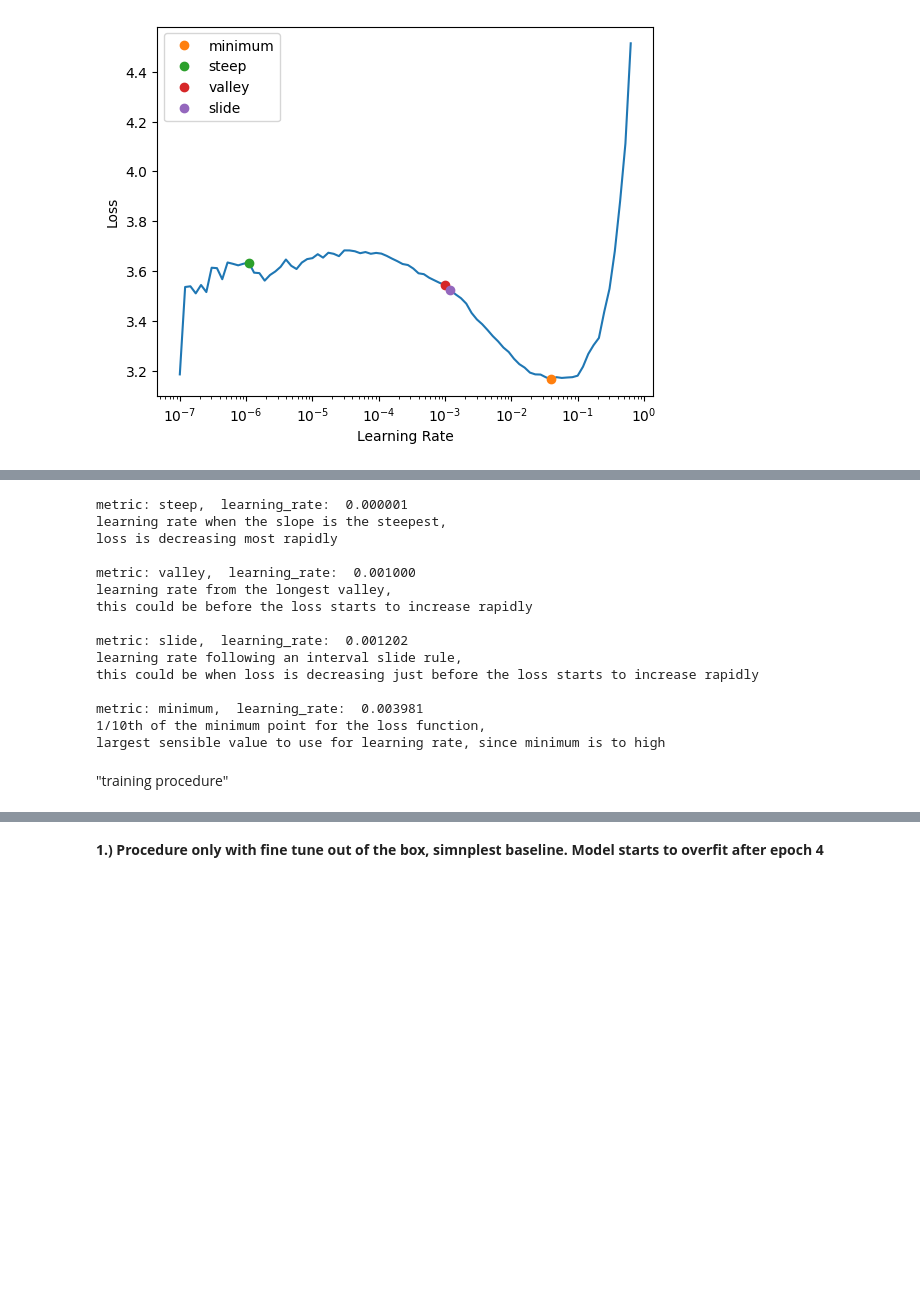
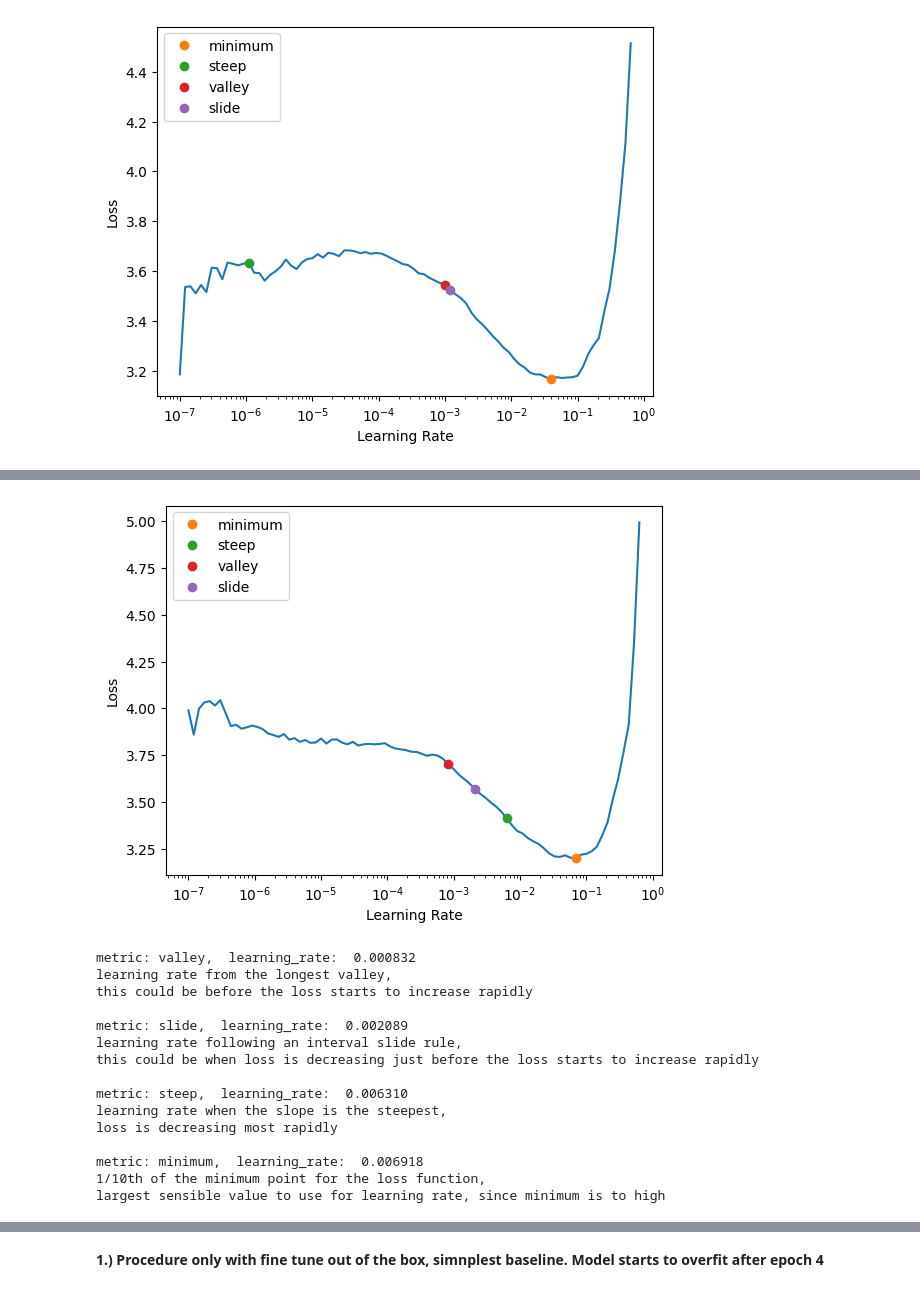
Before and after one commit to leropo00/ml_digital_art, a Jupyter notebook: notebooks/artworks_classification_train_01_baseline_pynb.ipynb, the cells around one changed output, grey strips where cells are left out. Drawn from its saved outputs; the diff is of its cells as text; code cells hidden in the pictures; blank space fills up the shorter version.

```diff
--- a/notebooks/artworks_classification_train_01_baseline_pynb.ipynb
+++ b/notebooks/artworks_classification_train_01_baseline_pynb.ipynb
@@ -148,0 +160,2 @@ Downloading: "https://download.pytorch.org/models/resnet18-f37072fd.pth" to /roo
+# %%
+learn34 = vision_learner(dls, resnet34, metrics=error_rate)
@@ -167,3 +182,6 @@ learn_rate = learn.lr_find(suggest_funcs=(minimum, steep, valley, slide))
 # %% [output]
 [interactive output not drawn]
 [figure]
+# %%
+learn_rate = learn34.lr_find(suggest_funcs=(minimum, steep, valley, slide))
+# %% [output]
@@ -170,20 +189,19 @@ learn_rate = learn.lr_find(suggest_funcs=(minimum, steep, valley, slide))
+[figure, added]
 # %%
 format_lrs(learn_rate)
 # %% [output]
-metric: steep,  learning_rate:  0.000001
+metric: valley,  learning_rate:  0.000832
+learning rate from the longest valley,
+this could be before the loss starts to increase rapidly
+
+metric: slide,  learning_rate:  0.002089
+learning rate following an interval slide rule,
+this could be when loss is decreasing just before the loss starts to increase rapidly
+
+metric: steep,  learning_rate:  0.006310
 learning rate when the slope is the steepest,
 loss is decreasing most rapidly
 
-metric: valley,  learning_rate:  0.001000
-learning rate from the longest valley,
-this could be before the loss starts to increase rapidly
-
-metric: slide,  learning_rate:  0.001202
-learning rate following an interval slide rule,
-this could be when loss is decreasing just before the loss starts to increase rapidly
-
-metric: minimum,  learning_rate:  0.003981
+metric: minimum,  learning_rate:  0.006918
 1/10th of the minimum point for the loss function,
 largest sensible value to use for learning rate, since minimum is to high
-# %% [markdown]
-"training procedure"
```
Also changed, not shown: parts of 46 cells of this notebook.
